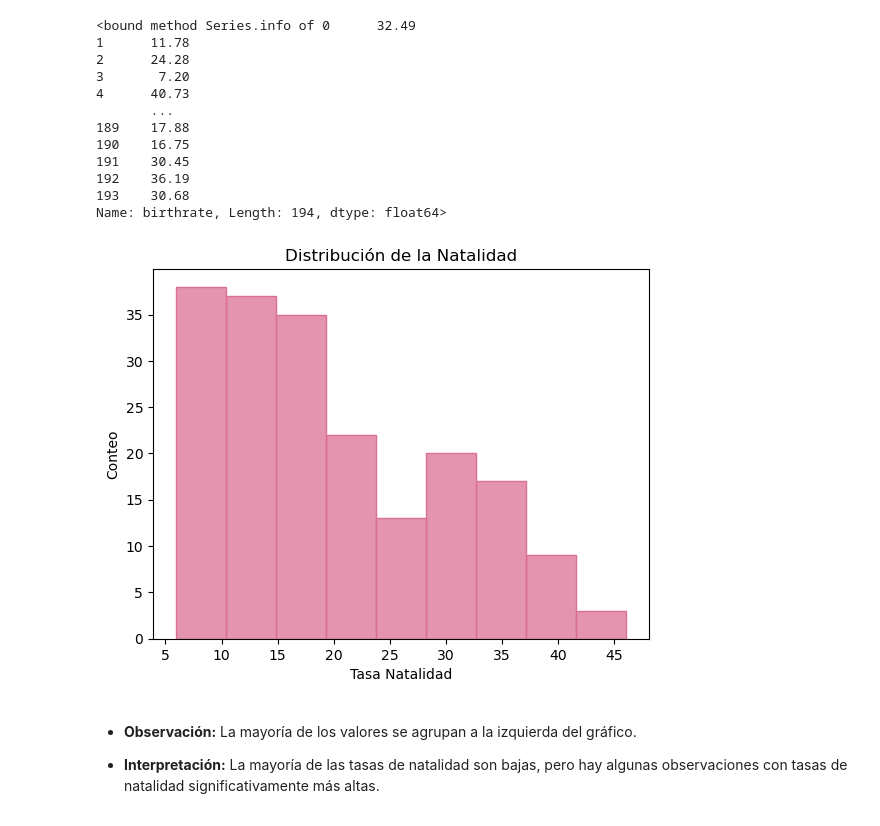
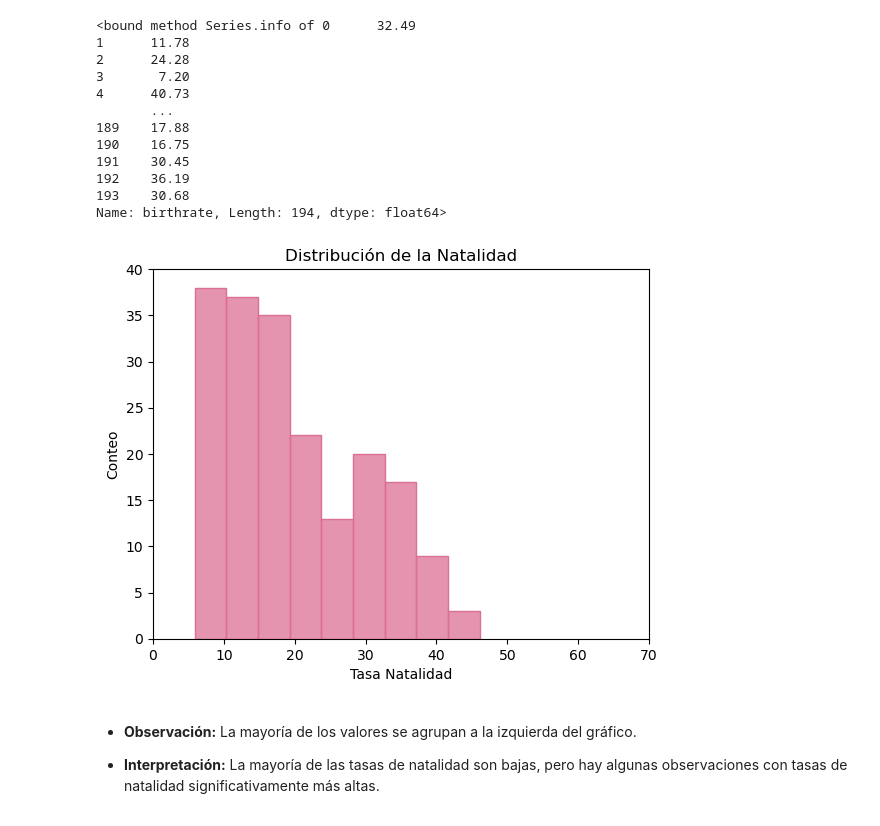
Before and after one commit to TaniaGraff/Modulo3, a Jupyter notebook: Ejercicios_Pair_Programming_Visualizacion.ipynb, the cells around one changed output. Drawn from its saved outputs; the diff is of its cells as text; code cells hidden in the pictures.

```diff
--- a/Ejercicios_Pair_Programming_Visualizacion.ipynb
+++ b/Ejercicios_Pair_Programming_Visualizacion.ipynb
@@ -43,16 +43,23 @@ df['birthrate'].info
 Name: birthrate, Length: 194, dtype: float64>
 # %%
 #Utilizo el histograma para mostrar la distribución de la columna birthrate, una variable numérica tipo float.
-sns.histplot(x = 'birthrate', data = df, color = 'palevioletred', edgecolor='palevioletred');
+sns.histplot(
+    x = 'birthrate',
+    data = df, color = 'palevioletred',
+    edgecolor='palevioletred');
 
 #Nombro la tabla.
 plt.title('Distribución de la Natalidad')
 
 #Nombro los ejes
 plt.xlabel('Tasa Natalidad')
-plt.ylabel('Conteo');
+plt.ylabel('Conteo')
+
+#Cambio el rango de los ejes.
+plt.xlim(0, 70)  # Ajusta los valores según tus necesidades
+plt.ylim(0, 40);
 # %% [output]
-[figure, old version]
+[figure, new version]
 # %% [markdown]
 - **Observación:** La mayoría de los valores se agrupan a la izquierda del gráfico.
 
```
Also changed, not shown: parts of 3 cells of this notebook.
